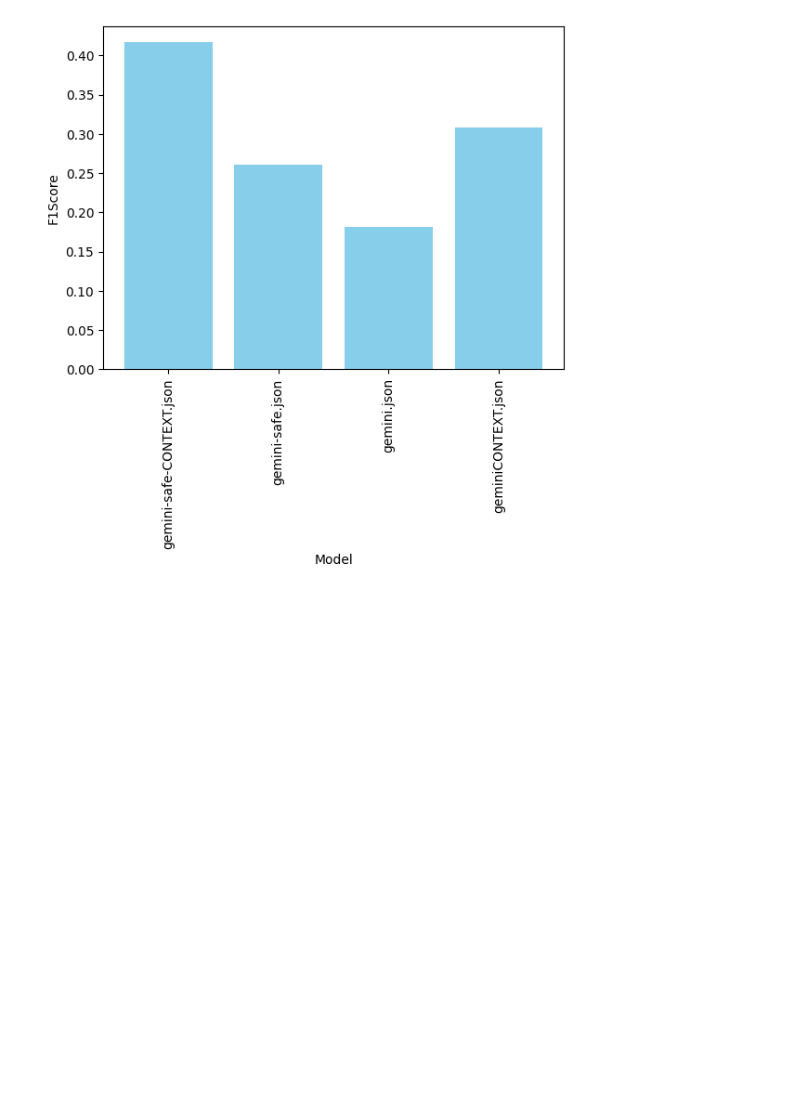
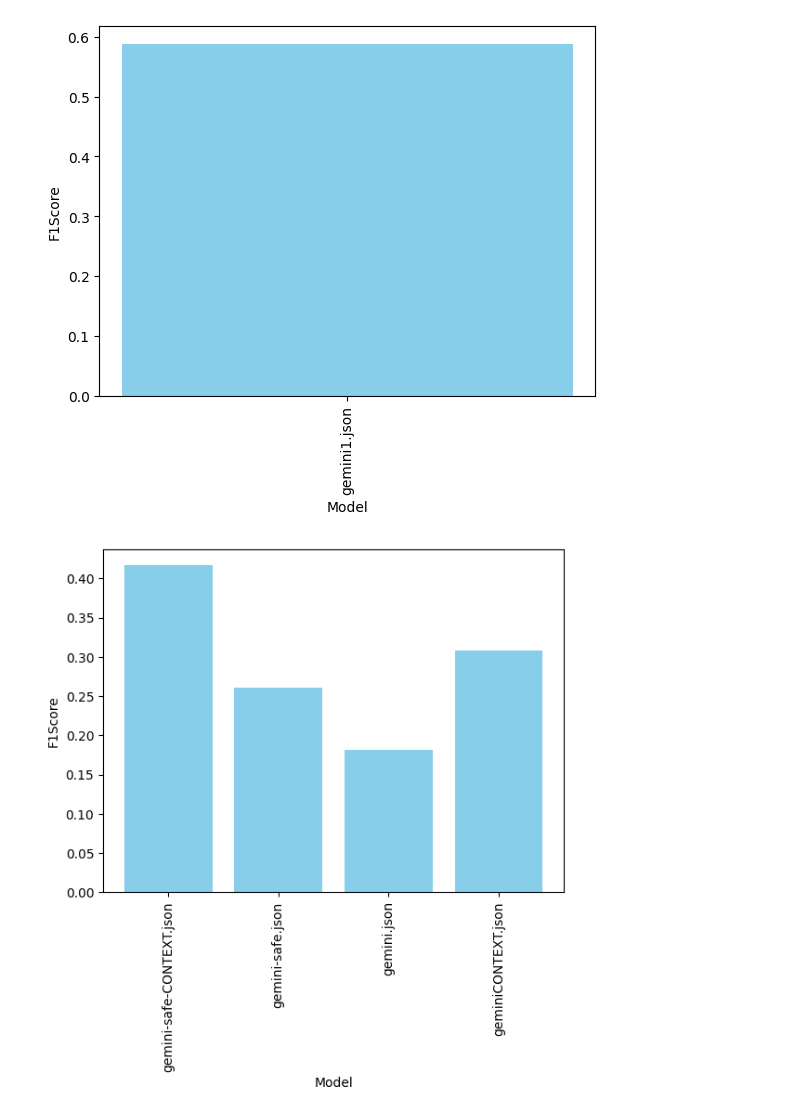
Before and after one commit to b9dn/VulDet, a Jupyter notebook: plots/plot.ipynb, the cells around one changed output. Drawn from its saved outputs; the diff is of its cells as text; code cells hidden in the pictures; blank space fills up the shorter version.

```diff
--- a/plots/plot.ipynb
+++ b/plots/plot.ipynb
@@ -49,3 +109,15 @@ def getF1Scores (folder_name):
+# %%
+data = getF1Scores("iterategemini")
+
+names, values = data
+
+plt.bar(names, values, color="skyblue")
+plt.xlabel("Model")
+plt.xticks(rotation=90)
+plt.ylabel("F1Score")
+plt.show()
+# %% [output]
+[figure, added]
 # %%
 data = getF1Scores("gemini")
 
```
Also changed, not shown: parts of 6 cells of this notebook, 44 other files.
